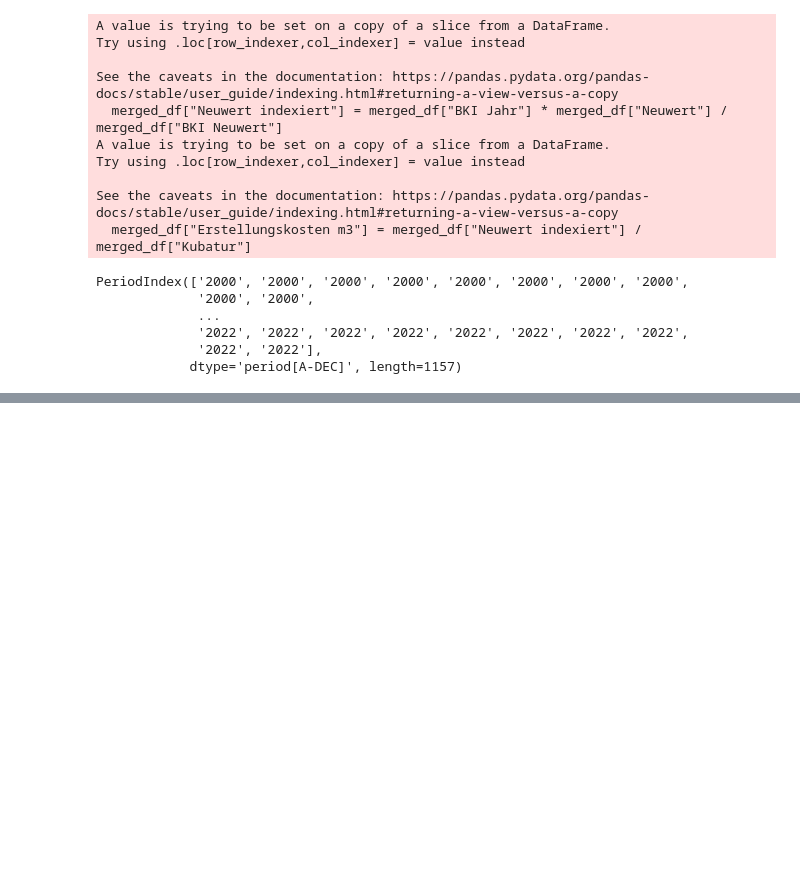
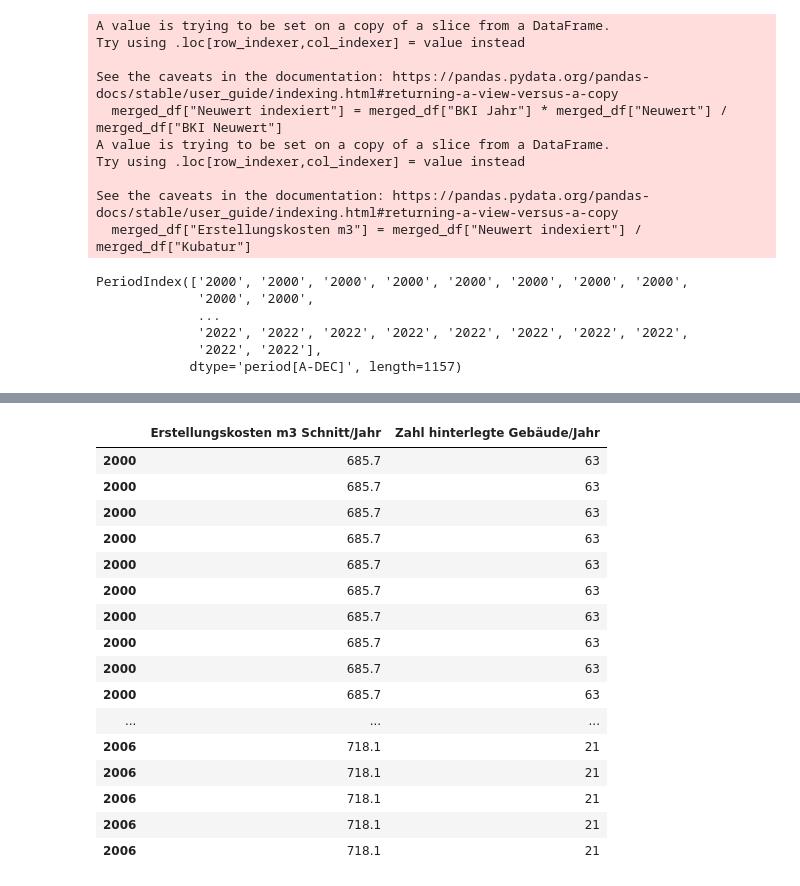
Before and after one commit to ValeskaBlank/Valeskas-Repo, a Jupyter notebook: Balzers Test 2.ipynb, the cells around one changed output, grey strips where cells are left out. Cells and saved outputs as stored; diff of their text form; code cells hidden in the pictures; blank space fills up the shorter version.

```diff
--- a/Balzers Test 2.ipynb
+++ b/Balzers Test 2.ipynb
@@ -242,0 +323,21 @@ Name: Erstellungskosten m3, dtype: float64
+# %%
+df_balzers = merged_df[["Erstellungskosten m3 Schnitt/Jahr", "Zahl hinterlegte Gebäude/Jahr"]]
+df_balzers
+# %% [output]
+|  | Erstellungskosten m3 Schnitt/Jahr | Zahl hinterlegte Gebäude/Jahr |
+| 2000 | 685.7 | 63 |
+| 2000 | 685.7 | 63 |
+| 2000 | 685.7 | 63 |
+| 2000 | 685.7 | 63 |
+| 2000 | 685.7 | 63 |
+| 2000 | 685.7 | 63 |
+| 2000 | 685.7 | 63 |
+| 2000 | 685.7 | 63 |
+| 2000 | 685.7 | 63 |
+| 2000 | 685.7 | 63 |
+| ... | ... | ... |
+| 2006 | 718.1 | 21 |
+| 2006 | 718.1 | 21 |
+| 2006 | 718.1 | 21 |
+| 2006 | 718.1 | 21 |
+| 2006 | 718.1 | 21 |
```
Also changed, not shown: parts of 9 cells of this notebook.
